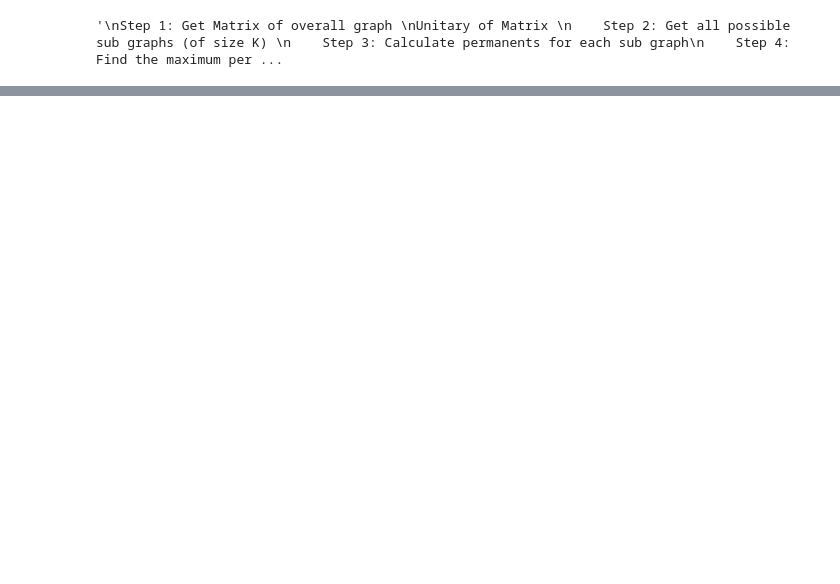
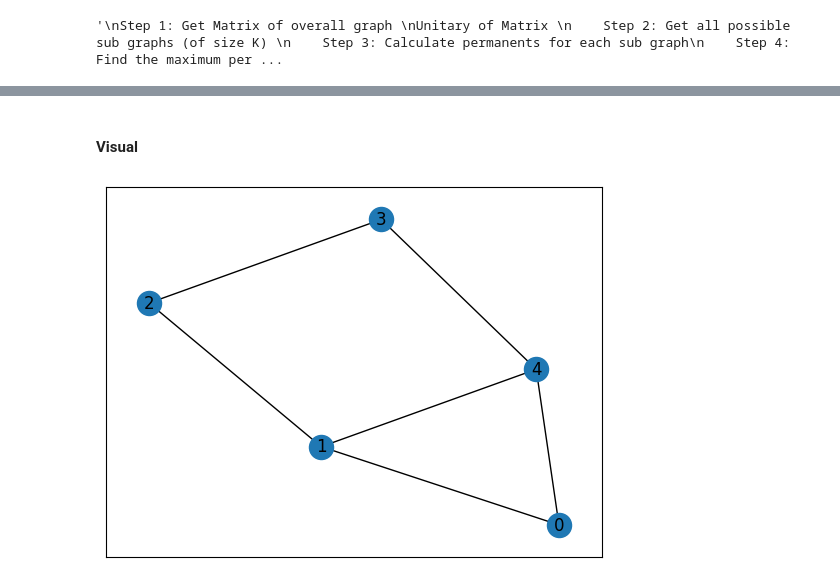
Before and after one commit to stringtherapy/hackathon, a Jupyter notebook: test.ipynb, the cells around one changed output, grey strips where cells are left out. Saved outputs shown, nothing was run; the diff lists cells and outputs as text; code cells hidden in the pictures; blank space fills up the shorter version.

```diff
--- a/test.ipynb
+++ b/test.ipynb
@@ -222,0 +331,7 @@ res
+# %% [markdown]
+#### Visual
+# %%
+g = gen_graph(n=5)
+nx.draw_networkx(g)
+# %% [output]
+[figure, added]
```
Also changed, not shown: parts of 28 cells of this notebook.
